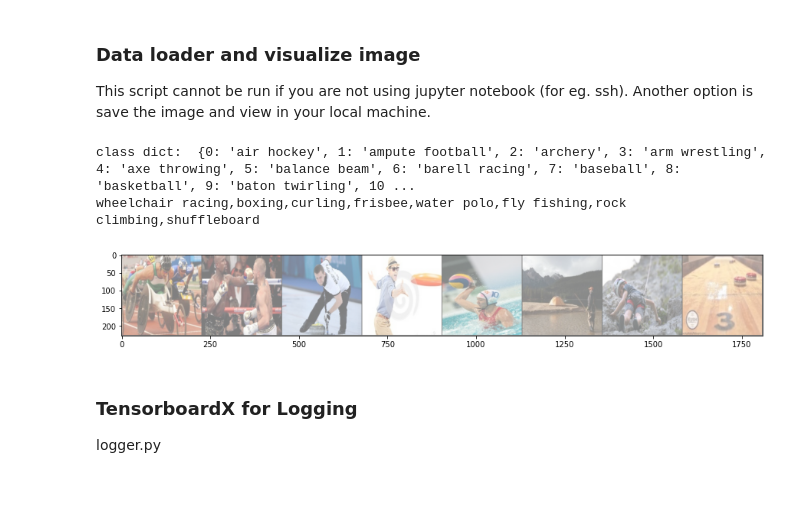
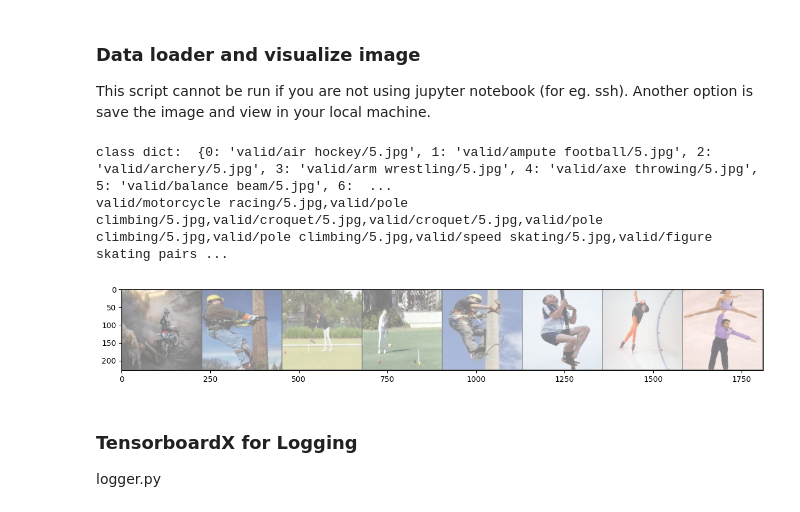
Before and after one commit to moreshud/Python-for-Deep-Learning, a Jupyter notebook: Assignments/A3 - Transformers/A3 - ViT.ipynb, the cells around one changed output. Saved outputs shown, nothing was run; the diff lists cells and outputs as text; code cells hidden in the pictures.

```diff
--- a/Assignments/A3 - Transformers/A3 - ViT.ipynb
+++ b/Assignments/A3 - Transformers/A3 - ViT.ipynb
@@ -553,9 +552,11 @@ class SportDataset(Dataset):
                 on a sample.
         """
         classes = pd.read_csv(class_file)
-        self.class_dict = {row[1]:row[0] for i, row in classes.iterrows()}
+        self.class_dict = {row[2]:row[0] for i, row in classes.iterrows()}
 
         df = pd.read_csv(csv_file)
+        df.drop(index=5621, inplace=True)
+
         if train:
             self.df = df[df['data set'] == 'train']
         else:
@@ -572,7 +573,7 @@ class SportDataset(Dataset):
             idx = idx.tolist()
 
         img_name = os.path.join(self.root_dir,
-                                self.df.iloc[idx, 0])
+                                self.df.iloc[idx, 1])
         image = io.imread(img_name)
 
         if image.shape[-1] != 3:
@@ -581,7 +582,7 @@ class SportDataset(Dataset):
         if self.transform:
             image = self.transform(image)
 
-        label_keys = self.df.iloc[idx, 1]
+        label_keys = self.df.iloc[idx, 2]
         labels = self.class_dict[label_keys]
         labels = float(labels)
 
@@ -597,3 +594,20 @@ root_dir = '/your/sport/dataset/directory/
+# %%
+# csv_file = '/your/sport/dataset/directory/location/sports.csv'
+# class_file = '/your/sport/dataset/directory/location/class_dict.csv'
+# root_dir = '/your/sport/dataset/directory/
+
+csv_file = '/home/jupyter-dsai-st123175/dataset_sport/sports.csv'
+class_file = '/home/jupyter-dsai-st123175/dataset_sport/sports.csv'
+root_dir = '/home/jupyter-dsai-st123175/dataset_sport/'
+
+
+# df = pd.DataFrame(data)
+
+# # Delete row 5622 (replace with your actual DataFrame)
+# df.drop(index=5622, inplace=True)
+
+# # Display the updated DataFrame
+# print(df)
 # %% [markdown]
 Utils.py
 # %%
@@ -635,37 +649,37 @@ train_transform = transforms.Compose(
     ]
 )
 
 val_transform = transforms.transforms.Compose(
     [
     transforms.ToPILImage(mode='RGB'),
     transforms.Resize(256),
     transforms.CenterCrop(224),
     transforms.ToTensor()
     ]
 )
 
 train_ds = SportDataset(csv_file=csv_file, class_file=class_file, root_dir=root_dir, train=True, transform=train_transform)
 val_ds = SportDataset(csv_file=csv_file, class_file=class_file, root_dir=root_dir, train=False, transform=val_transform)
 
 train_loader = DataLoader(train_ds, batch_size=8, shuffle=True)
 val_loader = DataLoader(val_ds, batch_size=8, shuffle=False)
 
-class_df = pd.read_csv(class_file, usecols=['class_index', 'class'])
+class_df = pd.read_csv(class_file, usecols=['class id', 'filepaths', 'labels', 'data set'])
 class_dict = { row[0]:row[1] for i, row in class_df.iterrows()}
 print("class dict: ", class_dict)
 
 dataiter = iter(train_loader)
 data = next(dataiter)
 
 plt.rcParams['figure.figsize'] = [15, 5]
 # Create a grid from the images and show them
 img_grid = torchvision.utils.make_grid(data['image'])
 matplotlib_imshow(img_grid, one_channel=False)
 print(','.join(class_dict[data['labels'][j].item()] for j in range(8)))
 # %% [output]
-class dict:  {0: 'air hockey', 1: 'ampute football', 2: 'archery', 3: 'arm wrestling', 4: 'axe throwing', 5: 'balance beam', 6: 'barell racing', 7: 'baseball', 8: 'basketball', 9: 'baton twirling', 10 ...
-wheelchair racing,boxing,curling,frisbee,water polo,fly fishing,rock climbing,shuffleboard
+class dict:  {0: 'valid/air hockey/5.jpg', 1: 'valid/ampute football/5.jpg', 2: 'valid/archery/5.jpg', 3: 'valid/arm wrestling/5.jpg', 4: 'valid/axe throwing/5.jpg', 5: 'valid/balance beam/5.jpg', 6:  ...
+valid/motorcycle racing/5.jpg,valid/pole climbing/5.jpg,valid/croquet/5.jpg,valid/croquet/5.jpg,valid/pole climbing/5.jpg,valid/pole climbing/5.jpg,valid/speed skating/5.jpg,valid/figure skating pairs ...
-[figure, old version]
+[figure, new version]
 # %% [markdown]
 ### TensorboardX for Logging
 logger.py
```
Also changed, not shown: parts of 5 cells of this notebook, 5 other files.
